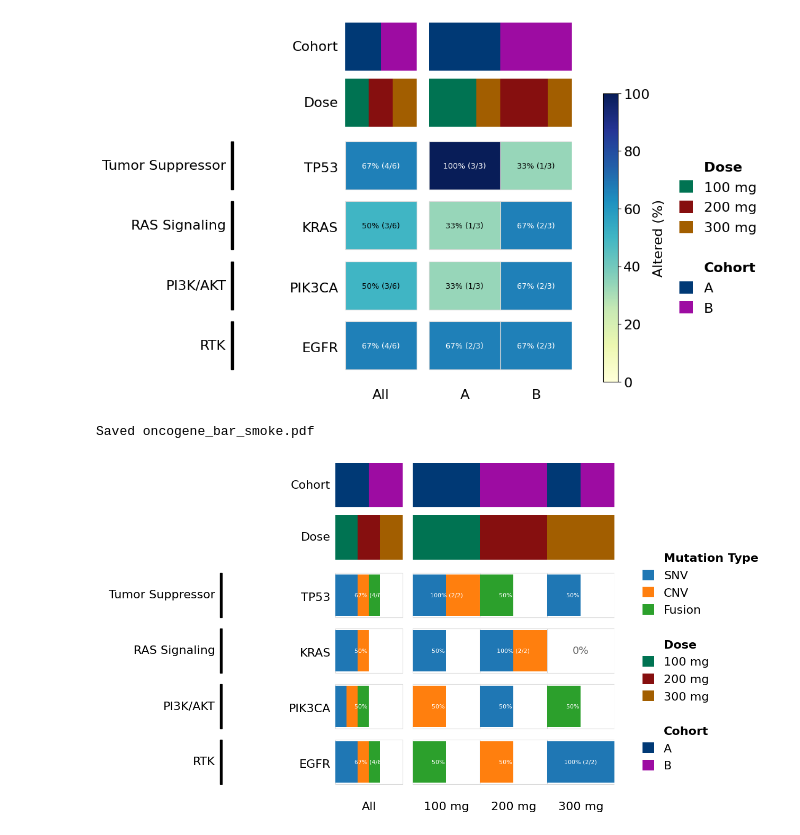
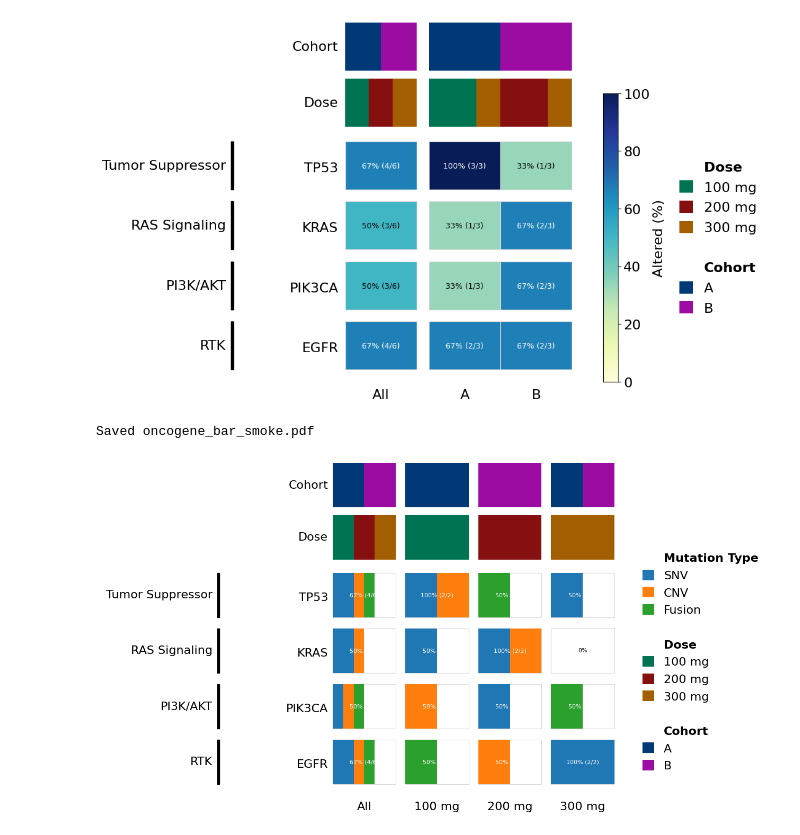
Before and after one commit to vic-cheung/bioviz-kit, a Jupyter notebook: examples/minimal_bioviz_smoke.ipynb, the cells around one changed output. Cells and saved outputs as stored; diff of their text form; code cells hidden in the pictures.

```diff
--- a/examples/minimal_bioviz_smoke.ipynb
+++ b/examples/minimal_bioviz_smoke.ipynb
@@ -560,7 +571,16 @@ Saved oncoprevalence_smoke.pdf
 [figure]
 # %%
 # 8) Aggregate per-gene stacked bars with pathway labels and top annotations
-# Keep the default example readable: total percent plus total counts, with near full-height bars.
+
+
+# Keep the default example readable: total percent plus total counts, with full-height bars.
+
+
+# `label_bbox_mode="auto"` matches the default behavior and adds a background only when labels wrap.
+
+# `separate_all_columns=True` reuses `all_column_gap` between every displayed category column.
+
+
 bar_cfg = OncoplotConfig(
     x_col="Patient_ID",
     y_col="Gene",
@@ -573,34 +593,40 @@ bar_cfg = OncoplotConfig(
     figsize=(12.5, 7),
     auto_adjust_cell_size=False,
     cell_aspect=1.45,
     axes_aspect_mode="auto",
     show_column_labels=True,
 )
 
+
 fig_gene_bars = OncoGeneBarPlotter(
     mut_df,
     bar_cfg,
     row_groups=row_groups,
     row_groups_color_dict=row_groups_color_dict,
     group_by=["Dose"],
     show_all=True,
     all_column_gap=0.22,
+    separate_all_columns=True,
     percent_decimals=0,
     show_total_counts=True,
     show_category_breakdown=False,
     label_fontsize=8,
-    bar_height_fraction=0.92,
+    label_bbox_mode="auto",
+    bar_height_fraction=1.0,
 ).plot()
+
 
 fig_gene_bars.savefig(
     "oncogene_bar_smoke.pdf",
     bbox_inches="tight",
     pad_inches=0.1,
     dpi=150,
 )
+
+
 print("Saved oncogene_bar_smoke.pdf")
 # %% [output]
 Saved oncogene_bar_smoke.pdf
-[figure, old version]
+[figure, new version]
 # %%
 # 9) Detailed annotation option example for aggregate gene bars
```
Also changed, not shown: parts of 2 cells of this notebook, 2 other files.
